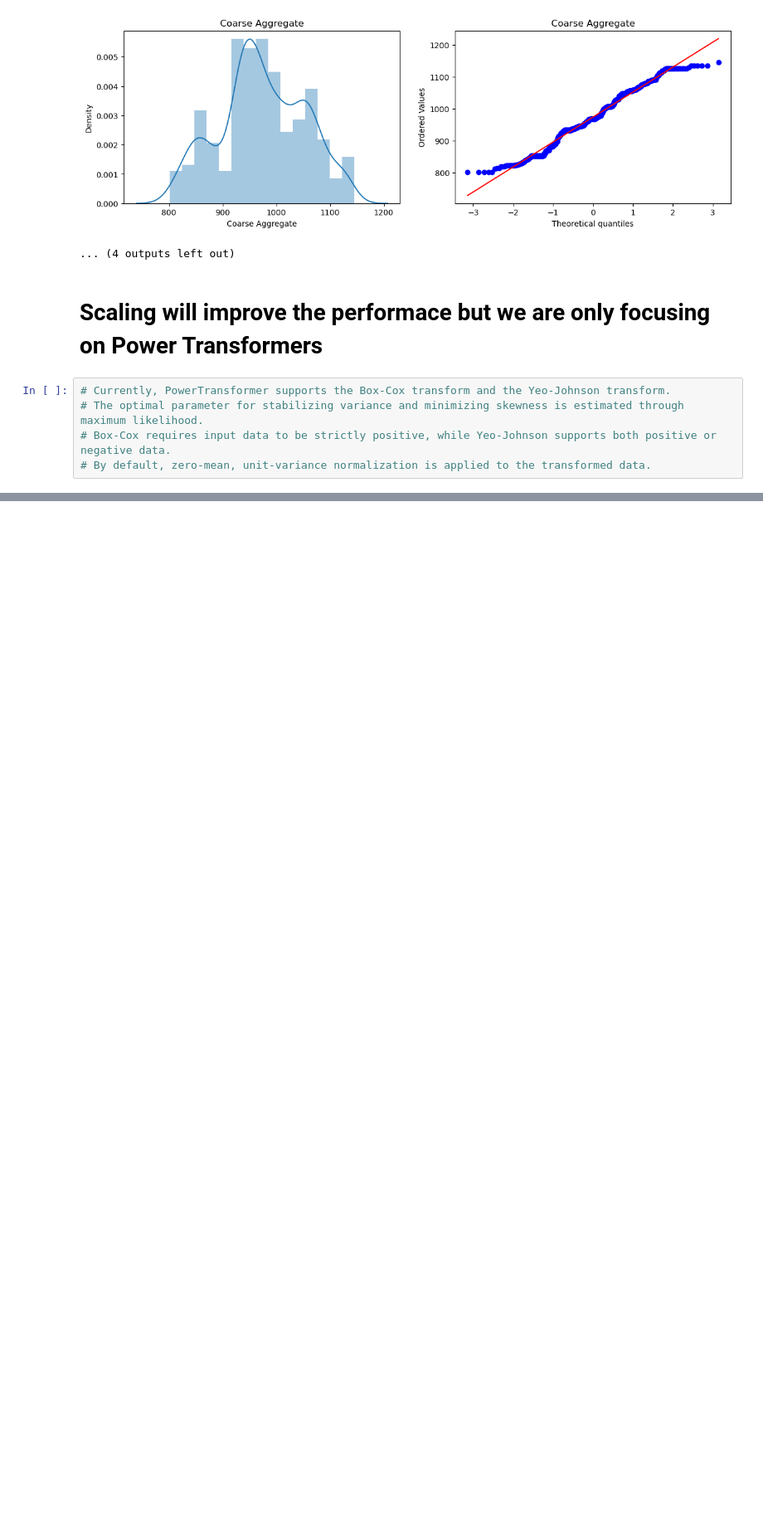
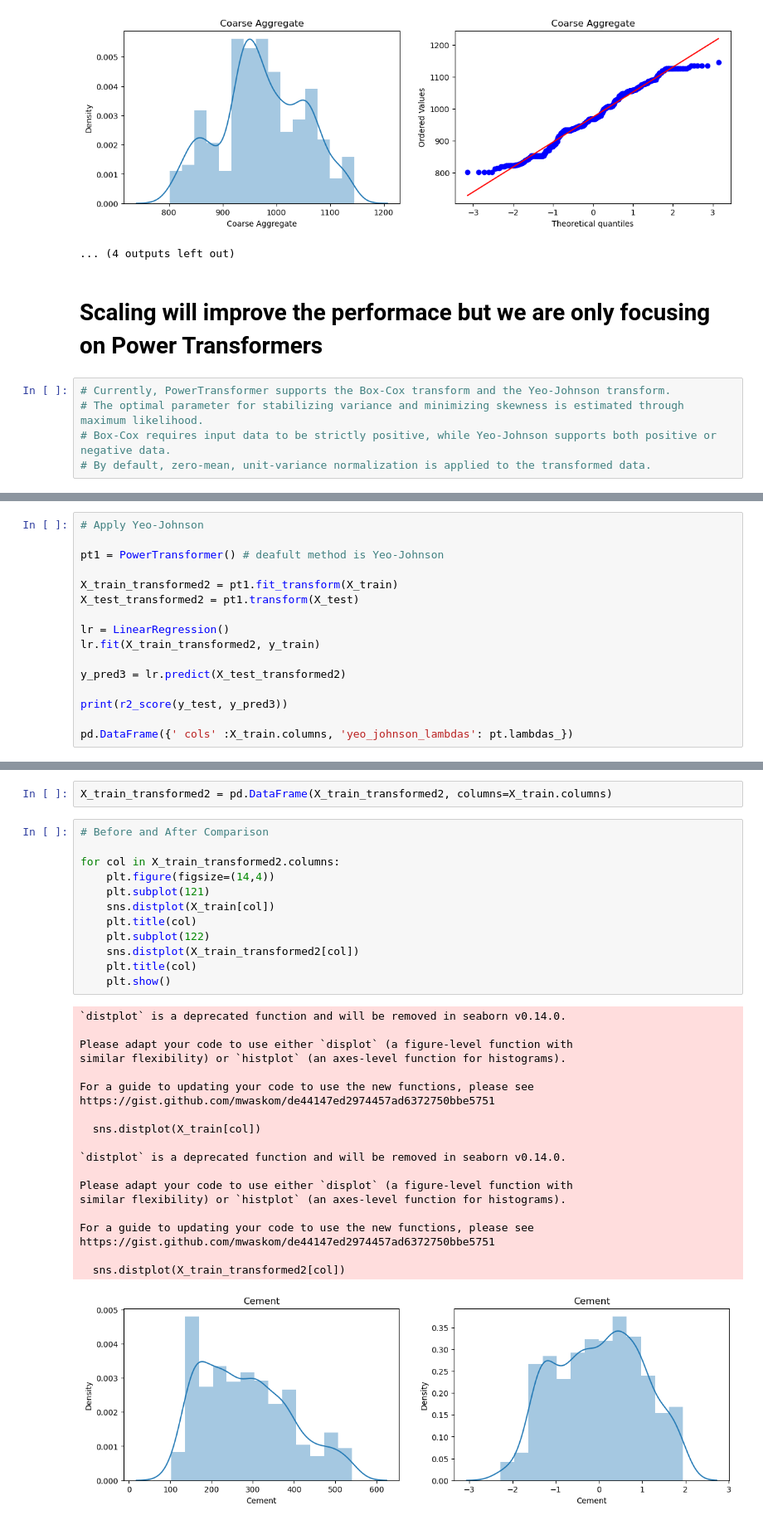
Before and after one commit to mrin2810/100-days-of-machine-learning, a Jupyter notebook: Day 31 - Power Transformer (Box-Cox, Yeo Johnson).ipynb, the cells around one changed output, grey strips where cells are left out. Shown at 83% size. Saved outputs shown, nothing was run; the diff lists cells and outputs as text; blank space fills up the shorter version.

```diff
--- a/Day 31 - Power Transformer (Box-Cox, Yeo Johnson).ipynb
+++ b/Day 31 - Power Transformer (Box-Cox, Yeo Johnson).ipynb
@@ -169,0 +330,16 @@ pd.DataFrame({' cols' :X_train.columns, 'box_cox_lambdas': pt.lambdas_})
+# %%
+# Apply Yeo-Johnson
+
+pt1 = PowerTransformer() # deafult method is Yeo-Johnson
+
+X_train_transformed2 = pt1.fit_transform(X_train)
+X_test_transformed2 = pt1.transform(X_test)
+
+lr = LinearRegression()
+lr.fit(X_train_transformed2, y_train)
+
+y_pred3 = lr.predict(X_test_transformed2)
+
+print(r2_score(y_test, y_pred3))
+
+pd.DataFrame({' cols' :X_train.columns, 'yeo_johnson_lambdas': pt.lambdas_})
@@ -169,0 +368,35 @@ pd.DataFrame({' cols' :X_train.columns, 'box_cox_lambdas': pt.lambdas_})
+# %%
+X_train_transformed2 = pd.DataFrame(X_train_transformed2, columns=X_train.columns)
+# %%
+# Before and After Comparison
+
+for col in X_train_transformed2.columns:
+    plt.figure(figsize=(14,4))
+    plt.subplot(121)
+    sns.distplot(X_train[col])
+    plt.title(col)
+    plt.subplot(122)
+    sns.distplot(X_train_transformed2[col])
+    plt.title(col)
+    plt.show()
+# %% [output]
+`distplot` is a deprecated function and will be removed in seaborn v0.14.0.
+
+Please adapt your code to use either `displot` (a figure-level function with
+similar flexibility) or `histplot` (an axes-level function for histograms).
+
+For a guide to updating your code to use the new functions, please see
+https://gist.github.com/mwaskom/de44147ed2974457ad6372750bbe5751
+
+  sns.distplot(X_train[col])
+
+`distplot` is a deprecated function and will be removed in seaborn v0.14.0.
+
+Please adapt your code to use either `displot` (a figure-level function with
+similar flexibility) or `histplot` (an axes-level function for histograms).
+
+For a guide to updating your code to use the new functions, please see
+https://gist.github.com/mwaskom/de44147ed2974457ad6372750bbe5751
+
+  sns.distplot(X_train_transformed2[col])
+[figure, added]
```
Also changed, not shown: parts of 13 cells of this notebook, 26 other files.
